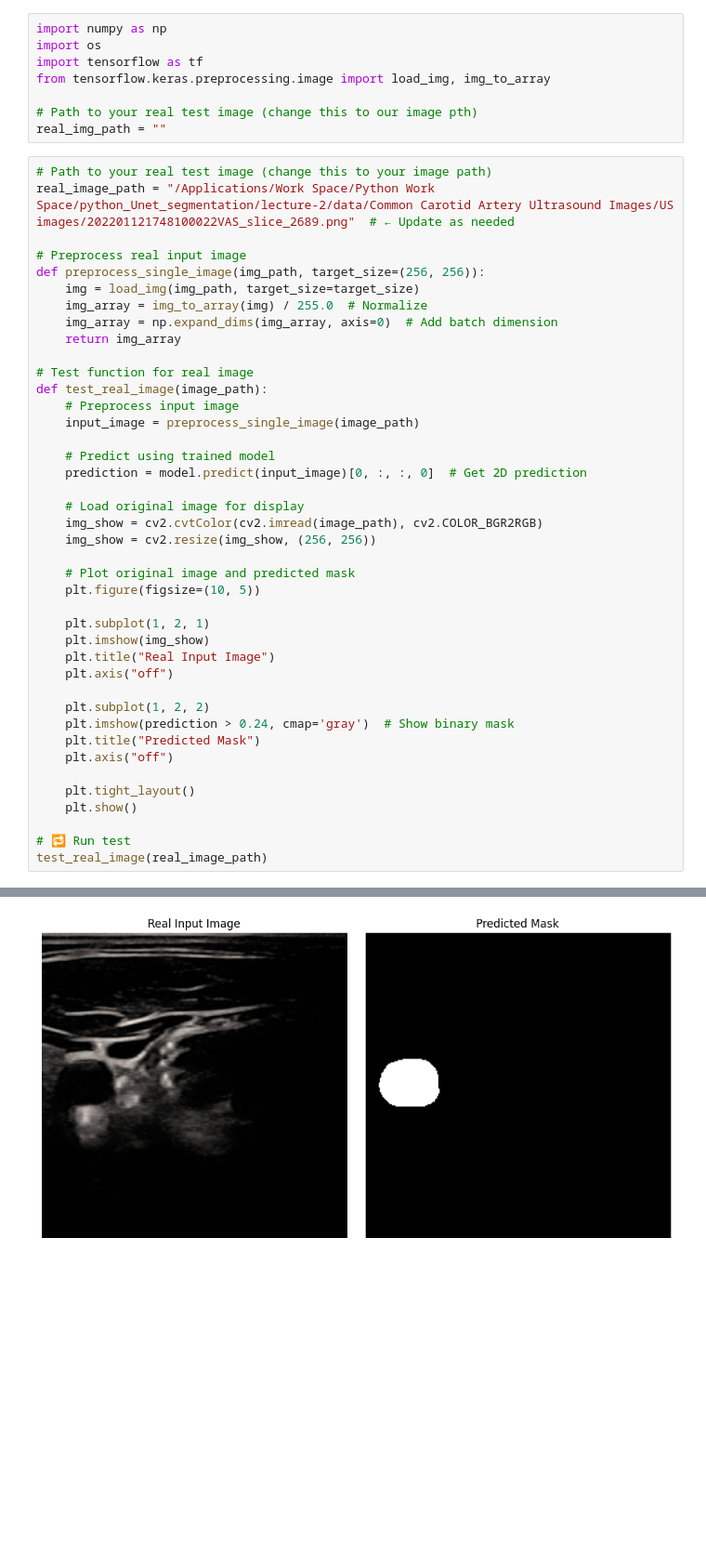
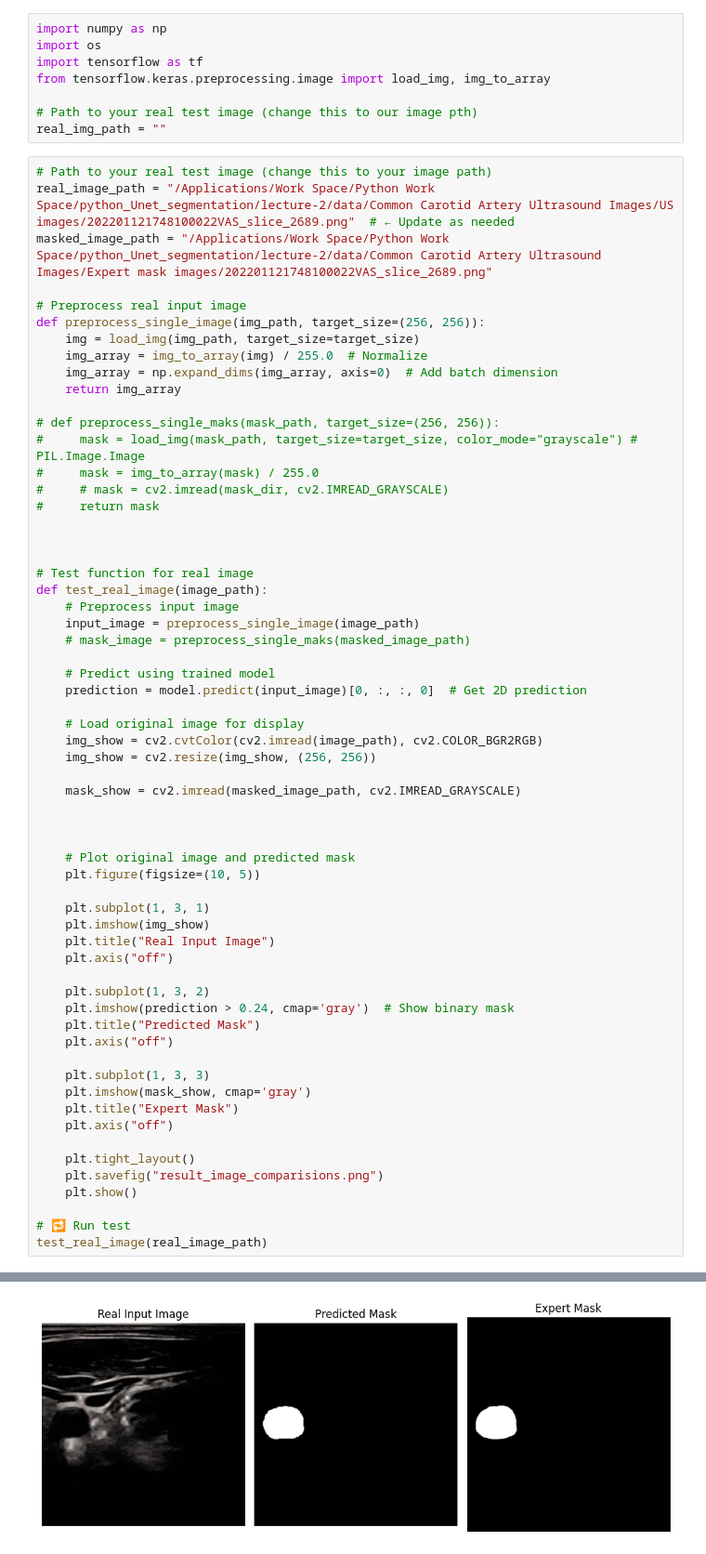
Before and after one commit to MuhammedIkbalKARADELI/python_Unet_segmentation, a Jupyter notebook: lecture-2/src/main.ipynb, the cells around one changed output, grey strips where cells are left out. Shown at 93% size. Cells and saved outputs as stored; diff of their text form; blank space fills up the shorter version.

```diff
--- a/lecture-2/src/main.ipynb
+++ b/lecture-2/src/main.ipynb
@@ -357,6 +359,7 @@ real_img_path = ""
 # %%
 # Path to your real test image (change this to your image path)
 real_image_path = "/Applications/Work Space/Python Work Space/python_Unet_segmentation/lecture-2/data/Common Carotid Artery Ultrasound Images/US images/202201121748100022VAS_slice_2689.png"  # ← Update as needed
+masked_image_path = "/Applications/Work Space/Python Work Space/python_Unet_segmentation/lecture-2/data/Common Carotid Artery Ultrasound Images/Expert mask images/202201121748100022VAS_slice_2689.png"
 
 # Preprocess real input image
 def preprocess_single_image(img_path, target_size=(256, 256)):
@@ -365,10 +368,19 @@ def preprocess_single_image(img_path, target_size=(256, 256)):
     img_array = np.expand_dims(img_array, axis=0)  # Add batch dimension
     return img_array
 
+# def preprocess_single_maks(mask_path, target_size=(256, 256)):
+#     mask = load_img(mask_path, target_size=target_size, color_mode="grayscale") # PIL.Image.Image
+#     mask = img_to_array(mask) / 255.0
+#     # mask = cv2.imread(mask_dir, cv2.IMREAD_GRAYSCALE)
+#     return mask
+
+
+
 # Test function for real image
 def test_real_image(image_path):
     # Preprocess input image
     input_image = preprocess_single_image(image_path)
+    # mask_image = preprocess_single_maks(masked_image_path)
 
     # Predict using trained model
     prediction = model.predict(input_image)[0, :, :, 0]  # Get 2D prediction
@@ -377,20 +389,30 @@ def test_real_image(image_path):
     img_show = cv2.cvtColor(cv2.imread(image_path), cv2.COLOR_BGR2RGB)
     img_show = cv2.resize(img_show, (256, 256))
 
+    mask_show = cv2.imread(masked_image_path, cv2.IMREAD_GRAYSCALE)
+
+
+
     # Plot original image and predicted mask
     plt.figure(figsize=(10, 5))
 
-    plt.subplot(1, 2, 1)
+    plt.subplot(1, 3, 1)
     plt.imshow(img_show)
     plt.title("Real Input Image")
     plt.axis("off")
 
-    plt.subplot(1, 2, 2)
+    plt.subplot(1, 3, 2)
     plt.imshow(prediction > 0.24, cmap='gray')  # Show binary mask
     plt.title("Predicted Mask")
     plt.axis("off")
 
+    plt.subplot(1, 3, 3)
+    plt.imshow(mask_show, cmap='gray')
+    plt.title("Expert Mask")
+    plt.axis("off")
+
     plt.tight_layout()
+    plt.savefig("result_image_comparisions.png")
     plt.show()
 
 # 🔁 Run test
@@ -400 +422 @@ test_real_image(real_image_path)
-[figure, old version]
+[figure, new version]
```
Also changed, not shown: parts of 7 cells of this notebook, 5 other files.
